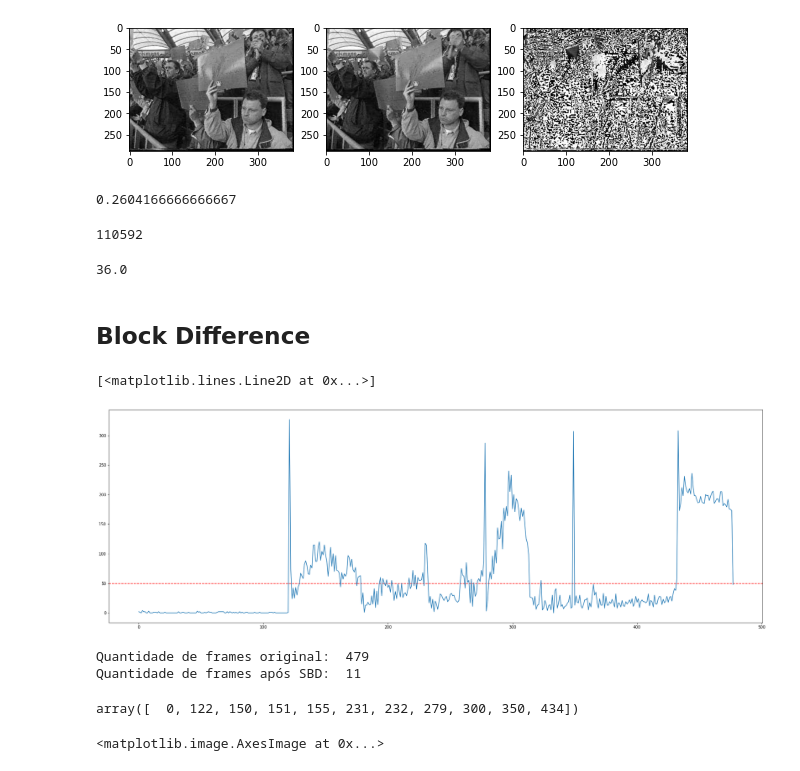
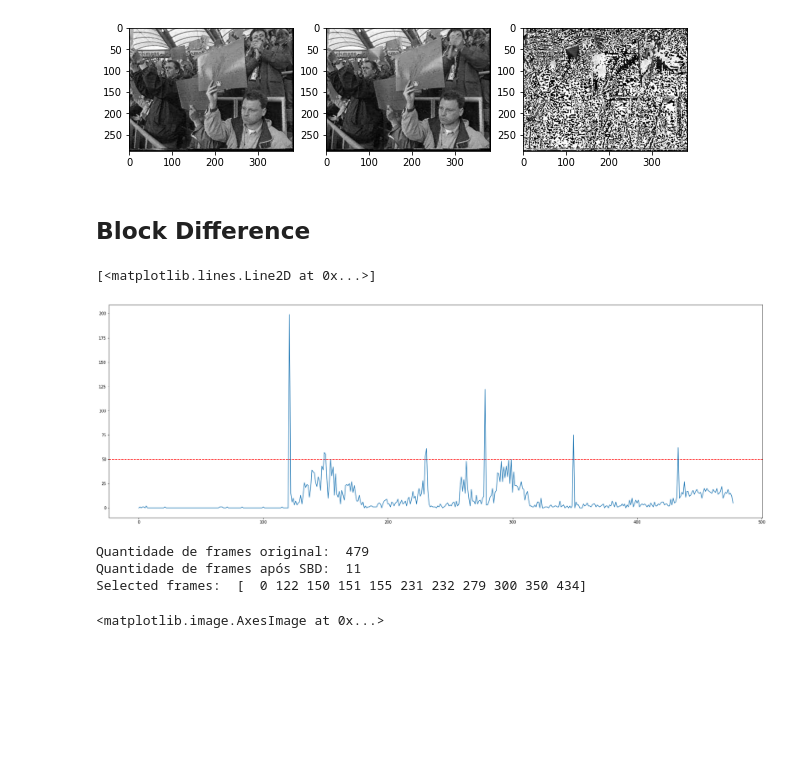
Before and after one commit to andreigor/SimpleVideoShotBoundaryDetection, a Jupyter notebook: src/exp_table.ipynb, the cells around one changed output. Saved outputs shown, nothing was run; the diff lists cells and outputs as text; code cells hidden in the pictures; blank space fills up the shorter version.

```diff
--- a/src/exp_table.ipynb
+++ b/src/exp_table.ipynb
@@ -46,6 +43,7 @@ while(cap.isOpened()):
   # Capture frame-by-frame
   ret, frame = cap.read() # first frame
   if ret == True:
+    original_frames.append(frame)
     frame = cv2.cvtColor(frame, cv2.COLOR_BGR2GRAY)
     frames.append(frame)
   # Break the loop
@@ -55,5 +53,6 @@ while(cap.isOpened()):
 # When everything done, release the video capture object
 cap.release()
 
-#
+
+np_original_video = np.array(original_frames, dtype = np.dtype('uint8'))
 # %% [output]
@@ -105,14 +94,6 @@ ax[2].imshow(diffs[401], cmap = 'gray')
 # %% [output]
 <matplotlib.image.AxesImage at 0x...>
 [figure]
-# %%
-len(np.abs(np_video[161] - np_video[160]) > 200)*100/img_dim
-# %% [output]
-0.2604166666666667
-# %%
-img_dim
-# %% [output]
-110592
 # %%
 for frame in new_frames:
     cv2.imshow('Frame', frame)
@@ -123,37 +104,31 @@ for frame in new_frames:
       break
 
 cv2.destroyAllWindows()
-# %%
-frameHeight/8
-# %% [output]
-36.0
 # %% [markdown]
 ## Block Difference
 # %%
 np_video = np.array(frames, dtype = np.dtype('uint8'))
-frame_blocks = view_as_blocks(np_video,(1, 16, 16)).squeeze()
+frame_blocks = view_as_blocks(np_video,(1, 8, 8)).squeeze()
 block_rmse = np.sqrt((np.diff(np.abs(frame_blocks), axis = 0)**2).mean(axis = (3,4)))
-block_percentage_greater_than_T1 = np.count_nonzero(block_rmse > 10, axis = (1,2))
+block_percentage_greater_than_T1 = np.count_nonzero(block_rmse > 11.2, axis = (1,2))
 np_video = np.delete(np_video, 0, axis = 0)
 
 fig, ax = plt.subplots(figsize = (30,10))
 ax.axhline(y = 50, color = 'r', linestyle = '--')
 ax.plot(block_percentage_greater_than_T1[1:])
 # %% [output]
 [<matplotlib.lines.Line2D at 0x...>]
-[figure, old version]
+[figure, new version]
 # %%
 block_selected_frames = ((np.argwhere(block_percentage_greater_than_T1 >= 50)).ravel())
 block_new_frames = np_video[block_selected_frames]
 print('Quantidade de frames original: ', len(diffs))
 print('Quantidade de frames após SBD: ', len(block_new_frames))
+print('Selected frames: ', block_selected_frames)
 # %% [output]
 Quantidade de frames original:  479
 Quantidade de frames após SBD:  11
+Selected frames:  [  0 122 150 151 155 231 232 279 300 350 434]
-# %%
-block_selected_frames
-# %% [output]
-array([  0, 122, 150, 151, 155, 231, 232, 279, 300, 350, 434])
 # %%
 fig, ax = plt.subplots(figsize = (10,10),nrows = 1, ncols = 3)
 ax[0].imshow(np_video[135], cmap = 'gray')
```
Also changed, not shown: parts of 25 cells of this notebook, 3 other files.
